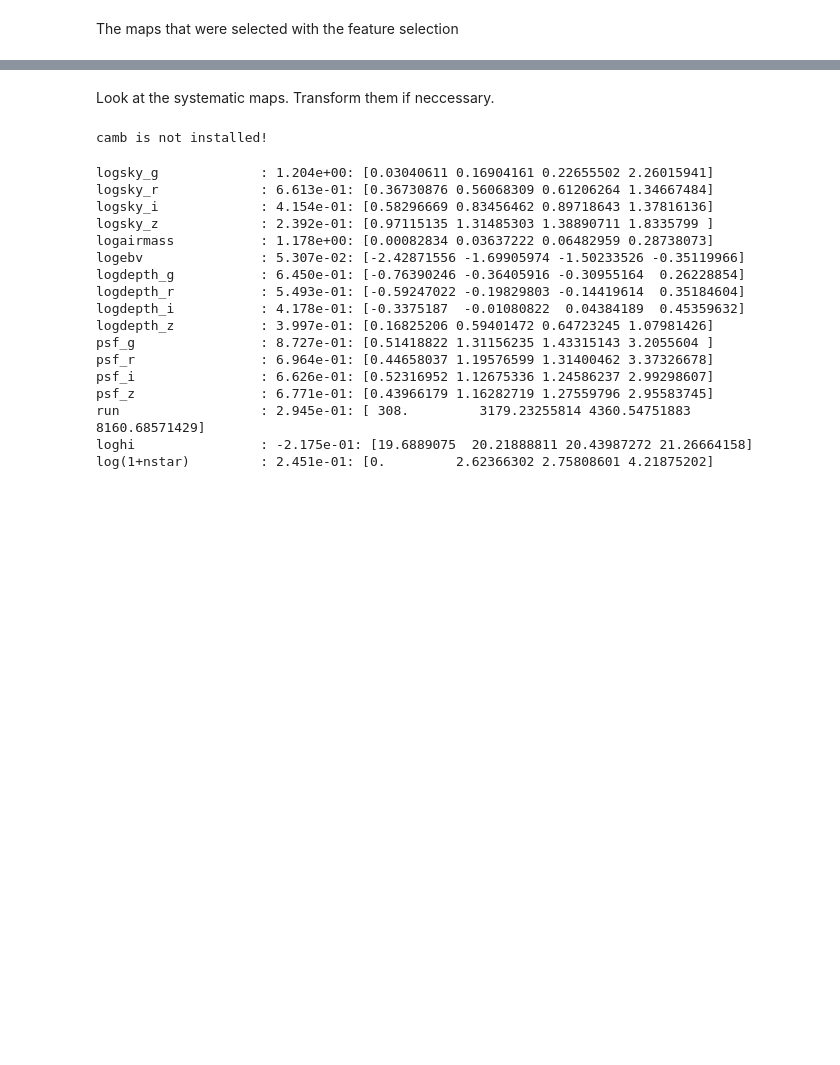
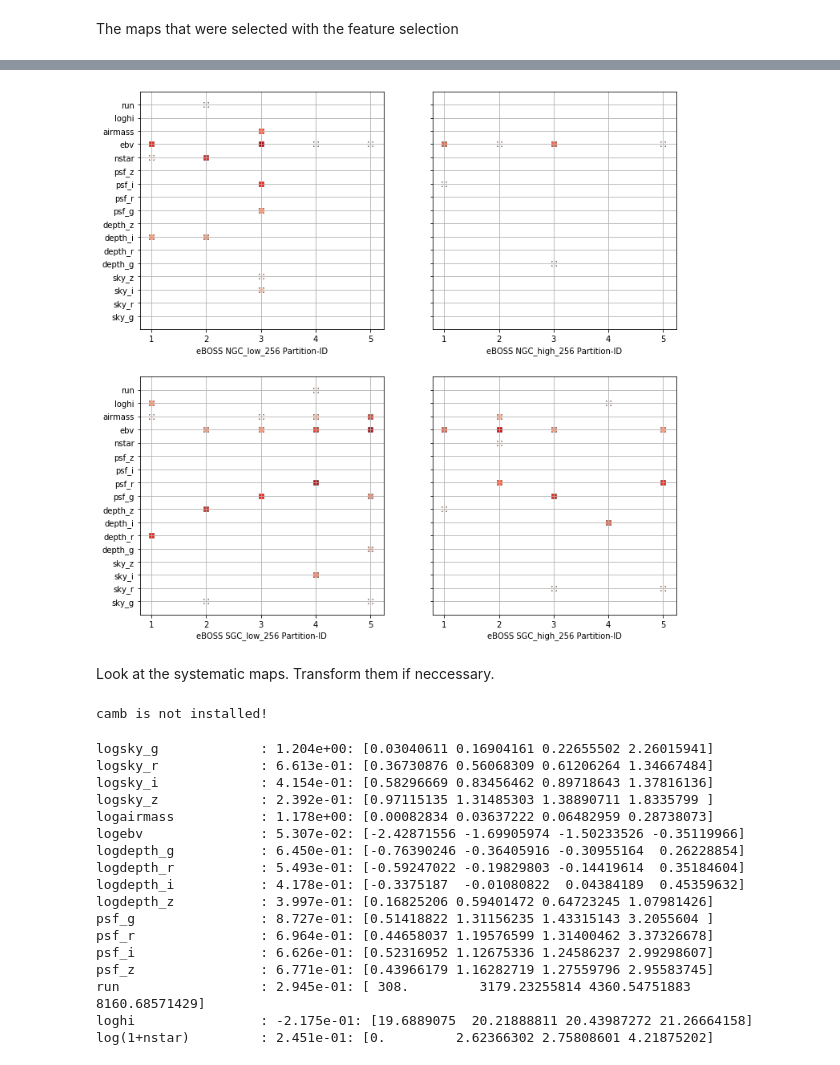
Before and after one commit to mehdirezaie/eboss, a Jupyter notebook: v7-256.ipynb, the cells around one changed output, grey strips where cells are left out. Drawn from its saved outputs; the diff is of its cells as text; code cells hidden in the pictures; blank space fills up the shorter version.

```diff
--- a/v7-256.ipynb
+++ b/v7-256.ipynb
@@ -104,3 +122,7 @@ plot_ablation_selected()
+# %%
+plot_ablation_selected256()
+# %% [output]
+[figure, added]
 # %% [markdown]
 Look at the systematic maps. Transform them if neccessary.
 # %%
```
Also changed, not shown: parts of 6 cells of this notebook, 2 other files.
